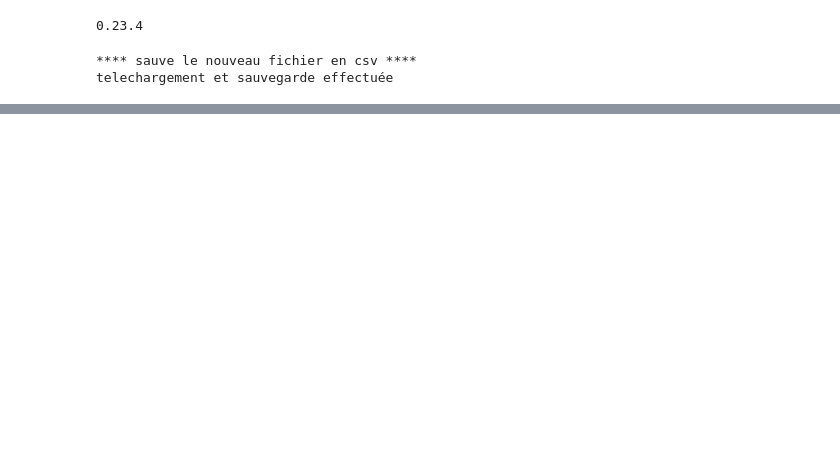
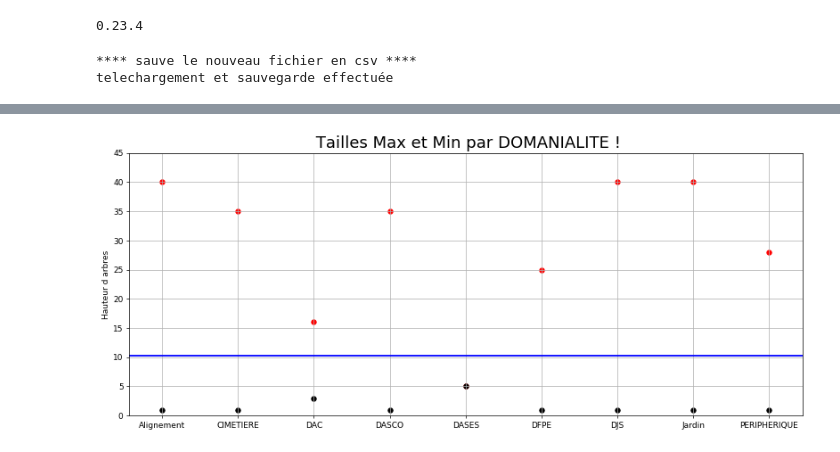
Before and after one commit to emarciano78/ArbresParis, a Jupyter notebook: Arbres_Paris.ipynb, the cells around one changed output, grey strips where cells are left out. Drawn from its saved outputs; the diff is of its cells as text; code cells hidden in the pictures; blank space fills up the shorter version.

```diff
--- a/Arbres_Paris.ipynb
+++ b/Arbres_Paris.ipynb
@@ -10,14 +10,14 @@ print(pandas.__version__)
 # %%
 # importer le fichier source arbres
 
-df = pandas.read_csv("C:\data\BIG DATA\les-arbres.csv",
-    usecols = ['IDBASE','ARRONDISSEMENT','DOMANIALITE','LIBELLEFRANCAIS','HAUTEUR (m)','geo_point_2d'],
-    dtype = {'IDBASE': int},
-    sep=';')
-df.rename(columns={'HAUTEUR (m)': 'HAUTEUR_m'}, inplace=True) #change le nom de l'entete
+df = pandas.read_csv('https://opendata.paris.fr/explore/dataset/les-arbres/download/?format=csv&timezone=Europe/Berlin&use_labels_for_header=true'
+   ,usecols = ['IDBASE','ARRONDISSEMENT','DOMANIALITE','LIBELLEFRANCAIS','HAUTEUR (m)','geo_point_2d'],
+   dtype = {'IDBASE': int,'HAUTEUR (m)': int}, sep=';')
+
+df.rename(columns={'HAUTEUR (m)': 'HAUTEUR_m'}, inplace=True)             # change le nom de l'entete
 print('**** sauve le nouveau fichier en csv ****')
 
-df.to_csv(r'C:\data\BIG DATA\Datas_arbres2.csv',
+df.to_csv(r'C:\data\BIG DATA\les-arbresParis.csv',
     index = None, header=True, encoding = 'iso-8859-1',
     sep=';') # sauve le nouveau fichier en csv
 print('telechargement et sauvegarde effectuée')
@@ -187,4 +198,4 @@ print(round(PourcentageDe30,2)," % des lignes dans notre dataframe ont une valeu
 # %%
-df1 = df[(df['HAUTEUR_m'] > 0) & (df['HAUTEUR_m'] <= 45)]
+df1 = df[(df['HAUTEUR_m'] > 0) & (df['HAUTEUR_m'] <= 40)]
 print(df1.shape)
 # %% [output]
@@ -325,0 +346,25 @@ ValueError: shape mismatch: objects cannot be broadcast to a single shape
+# %%
+from pylab import *
+x = np.arange(9)
+Hauteur_Max = [40,35,16,35,5,25,40,40,28]
+Hauteur_Min = [1,1,3,1,5,1,1,1,1]
+m = Moyenne
+
+plt.figure(figsize=(15,6), dpi=65) # taille de la figure
+plt.ylim(0, 45) # intervalle d'axe des ordonnées
+
+plt.axhline(y=m, xmin=0, xmax=10, linewidth=2, color = 'b') # affiche une ligne Horizontale y = Hauteur moyenne
+plt.scatter(x, Hauteur_Max, color='red') # scatter pour la hauteur Max en bleu
+plt.xticks(x, ('Alignement', 'CIMETIERE', 'DAC', 'DASCO','DASES','DFPE','DJS','Jardin','PERIPHERIQUE')) # valeurs affichée axe des abcisses
+plt.scatter(x, Hauteur_Min, color='k') #  scatter pour la hauteur Min
+
+plt.grid() # format cadre du fond
+
+plt.ylabel('Hauteur d arbres') # labelle axe des ordonnées
+plt.title(' Tailles Max et Min par DOMANIALITE !',fontsize = 20) # labelle titre
+
+
+
+plt.show()
+# %% [output]
+[figure, added]
```
Also changed, not shown: parts of 50 cells of this notebook.
